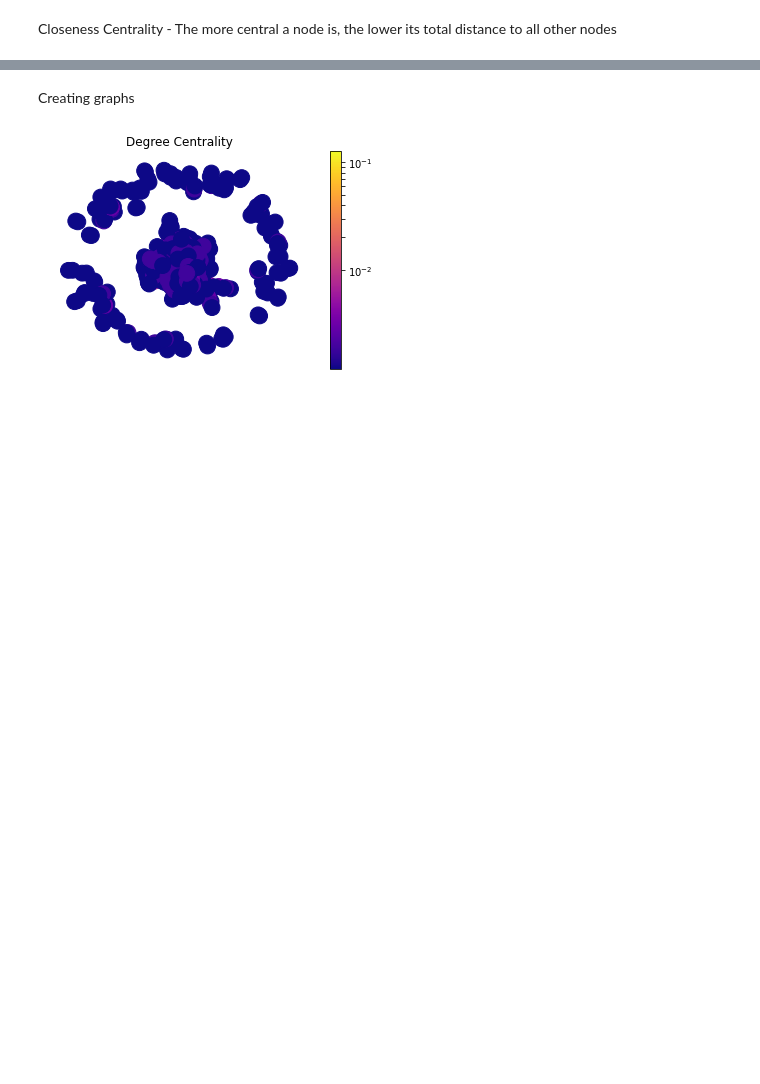
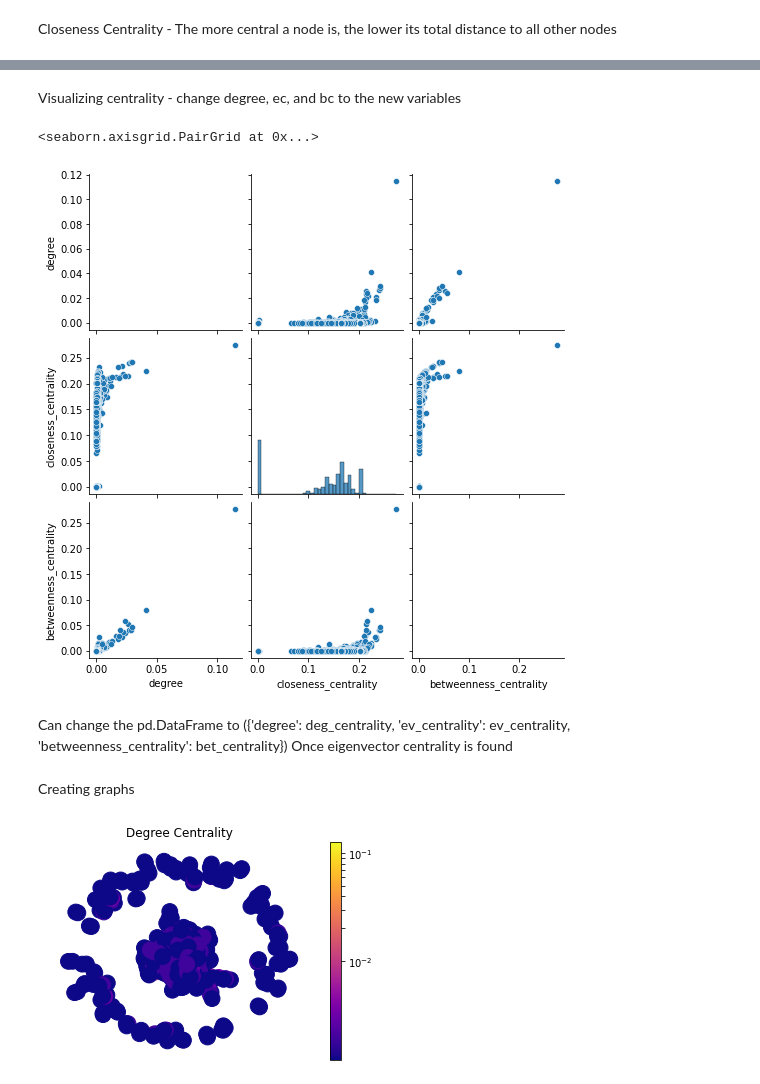
Before and after one commit to ba-group-projects/eth-trx-china-ban, a Jupyter notebook: centrality.ipynb, the cells around one changed output, grey strips where cells are left out. Cells and saved outputs as stored; diff of their text form; code cells hidden in the pictures; blank space fills up the shorter version.

```diff
--- a/centrality.ipynb
+++ b/centrality.ipynb
@@ -164,2 +183,4 @@ AttributeError: 'dict' object has no attribute 'describe'
 # %%
 bet_edge_centrality = nx.edge_betweenness_centrality(G)
+# %%
+nx.set_node_attributes(G, bet_edge_centrality, 'edge betweenness')
@@ -165,0 +214,2 @@ bet_edge_centrality = nx.edge_betweenness_centrality(G)
+# %%
+ev_centrality = nx.eigenvector_centrality(G)
@@ -165,0 +218,2 @@ bet_edge_centrality = nx.edge_betweenness_centrality(G)
+# %%
+nx.set_node_attributes(G, ev_centrality, 'eigenvector centrality')
@@ -171,0 +233,2 @@ deg_centrality = nx.degree_centrality(G)
+# %%
+nx.set_node_attributes(G, deg_centrality, 'degree centrality')
@@ -178,3 +291,21 @@ close_centrality = nx.closeness_centrality(G)
+# %% [markdown]
+Visualizing centrality - change degree, ec, and bc to the new variables
+# %%
+# visualize results
+# --+ df
+df = pd.DataFrame({'degree': deg_centrality, 'closeness_centrality': close_centrality,
+                   'betweenness_centrality': bet_centrality})
+# --+ correlation matrix
+df.corr()
+# --+ scatter plot matrix
+sns.pairplot(df)
+# %% [output]
+<seaborn.axisgrid.PairGrid at 0x...>
+[figure, added]
+# %% [markdown]
+Can change the pd.DataFrame to ({'degree': deg_centrality, 'ev_centrality': ev_centrality,
+                   'betweenness_centrality': bet_centrality})
+Once eigenvector centrality is found
 # %% [markdown]
 Creating graphs
 # %%
```
Also changed, not shown: parts of 19 cells of this notebook, 1 other file.
